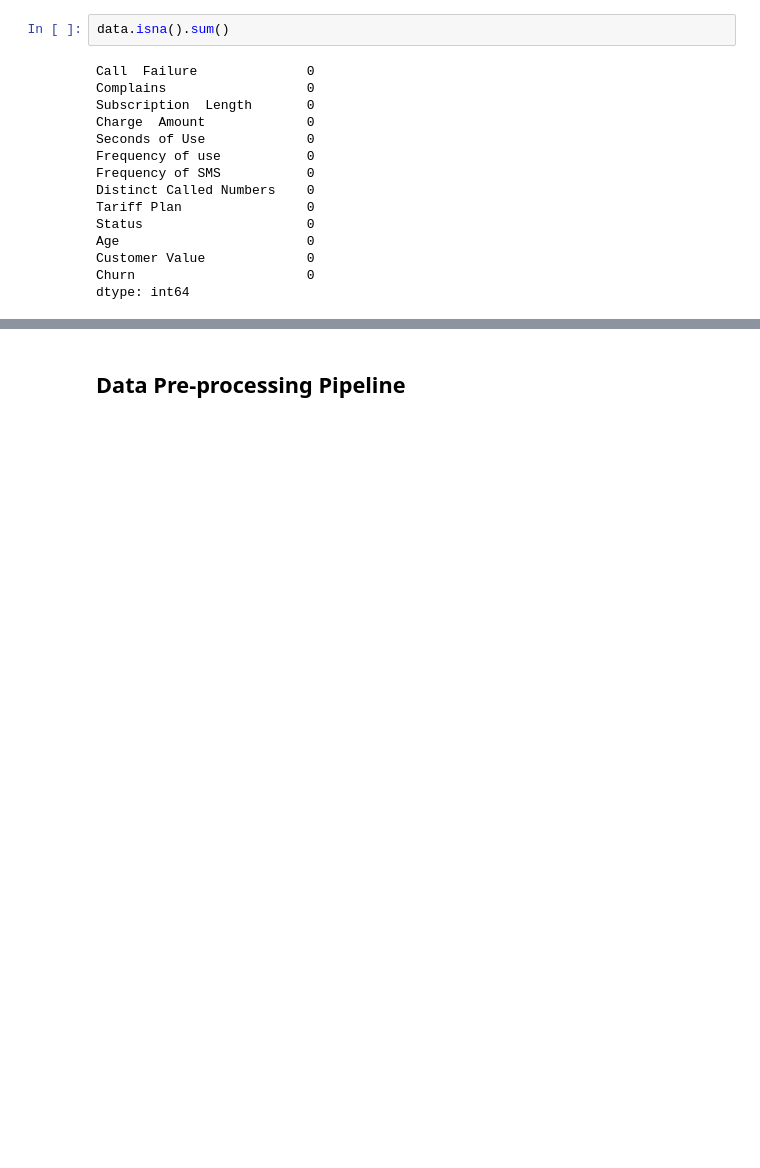
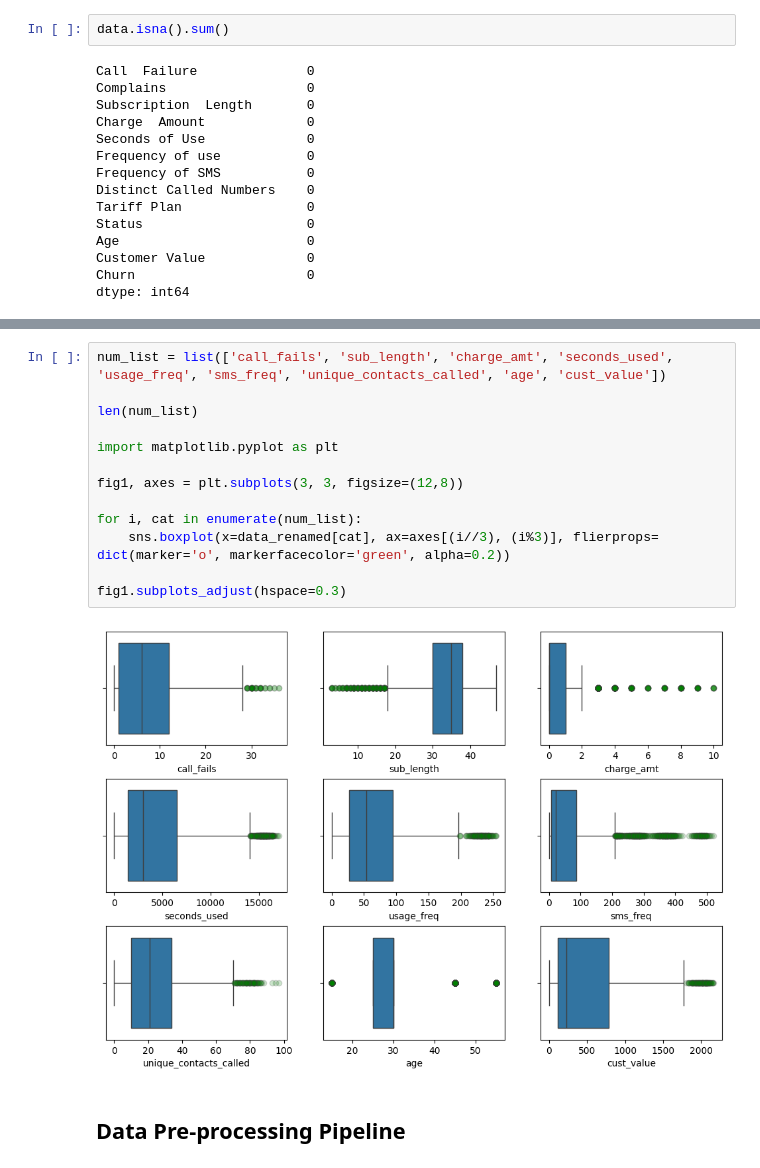
Before and after one commit to mlcuadra1/Churn-Risk-EDA, a Jupyter notebook: notebooks/Script 1 - cleaning.ipynb, the cells around one changed output, grey strips where cells are left out. Saved outputs shown, nothing was run; the diff lists cells and outputs as text; blank space fills up the shorter version.

```diff
--- a/notebooks/Script 1 - cleaning.ipynb
+++ b/notebooks/Script 1 - cleaning.ipynb
@@ -183,3 +191,18 @@ dtype: int64
+# %%
+num_list = list(['call_fails', 'sub_length', 'charge_amt', 'seconds_used', 'usage_freq', 'sms_freq', 'unique_contacts_called', 'age', 'cust_value'])
+
+len(num_list)
+
+import matplotlib.pyplot as plt
+
+fig1, axes = plt.subplots(3, 3, figsize=(12,8))
+
+for i, cat in enumerate(num_list):
+    sns.boxplot(x=data_renamed[cat], ax=axes[(i//3), (i%3)], flierprops= dict(marker='o', markerfacecolor='green', alpha=0.2))
+
+fig1.subplots_adjust(hspace=0.3)
+# %% [output]
+[figure, added]
 # %% [markdown]
 ## Data Pre-processing Pipeline
 # %% [markdown]
```
Also changed, not shown: parts of 3 cells of this notebook.
